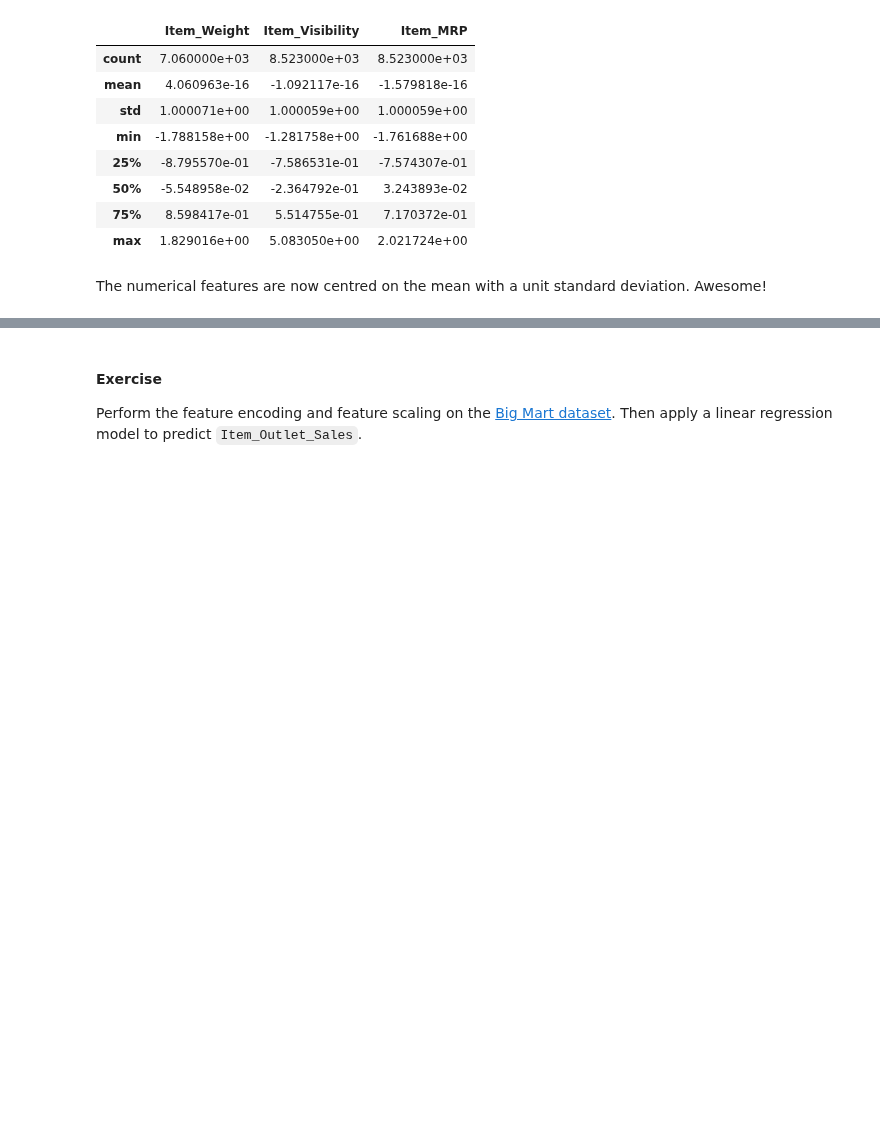
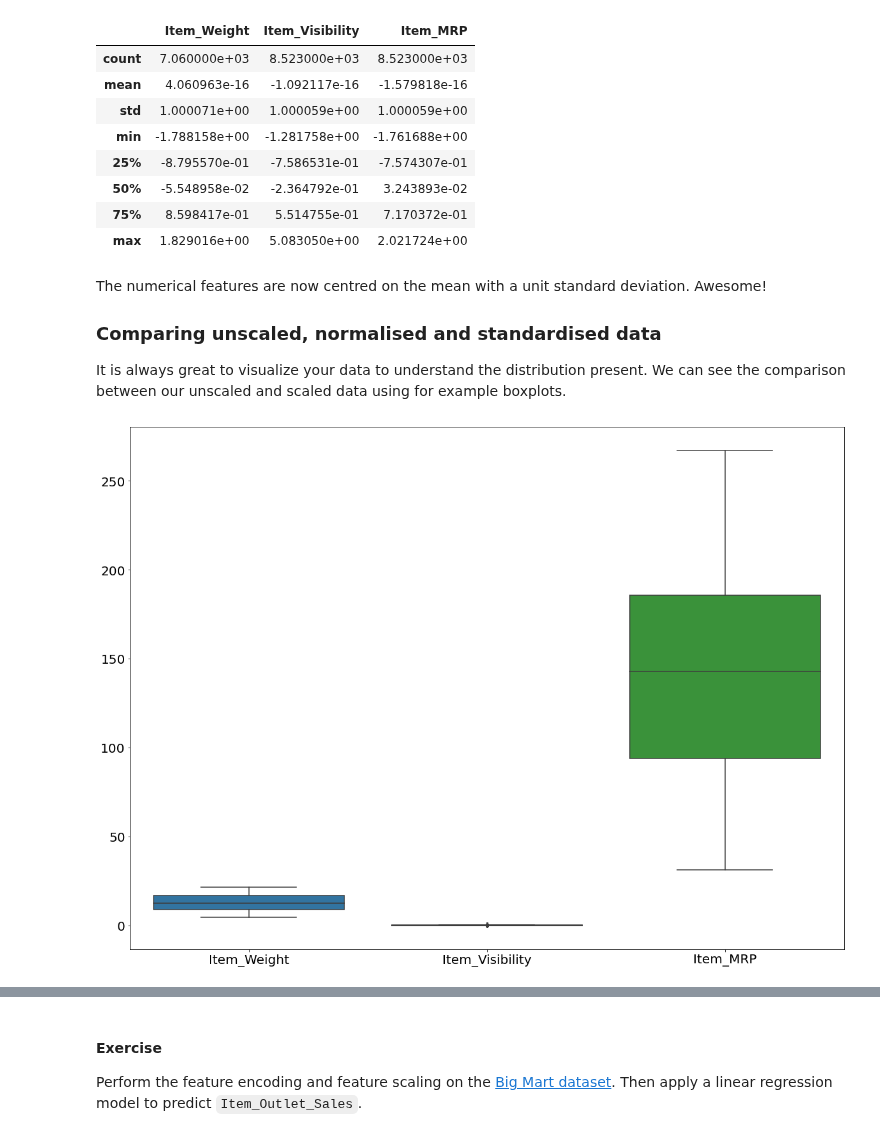
Before and after one commit to oscar-defelice/DSAcademy-lectures, a Jupyter notebook: Lectures_src/02.Data_preprocessing/02.FeatureScaling.ipynb, the cells around one changed output, grey strips where cells are left out. Saved outputs shown, nothing was run; the diff lists cells and outputs as text; code cells hidden in the pictures; blank space fills up the shorter version.

Commit message:
lecture: Add boxplots

```diff
--- a/Lectures_src/02.Data_preprocessing/02.FeatureScaling.ipynb
+++ b/Lectures_src/02.Data_preprocessing/02.FeatureScaling.ipynb
@@ -361,3 +361,16 @@ df_std.describe()
 | max | 1.829016e+00 | 5.083050e+00 | 2.021724e+00 |
 # %% [markdown]
 The numerical features are now centred on the mean with a unit standard deviation. Awesome!
+
+### Comparing unscaled, normalised and standardised data
+
+It is always great to visualize your data to understand the distribution present.
+We can see the comparison between our unscaled and scaled data using for example boxplots.
+# %%
+num_cols = ["Item_Weight",	"Item_Visibility",	"Item_MRP"]
+
+#plot unscaled
+plt.figure(figsize=(20,15))
+sns.boxplot(data=df[num_cols]);
+# %% [output]
+[figure, added]
```
Also changed, not shown: parts of 2 cells of this notebook.
